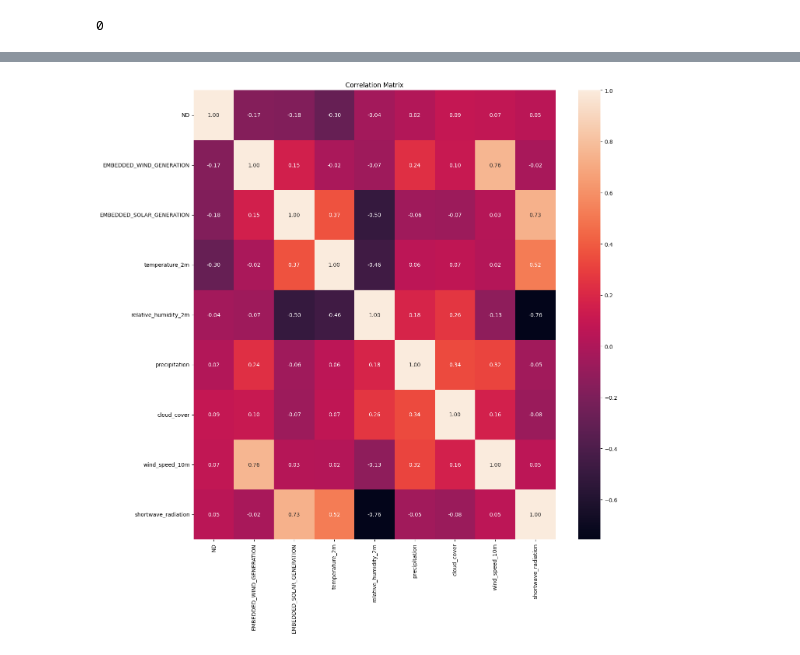
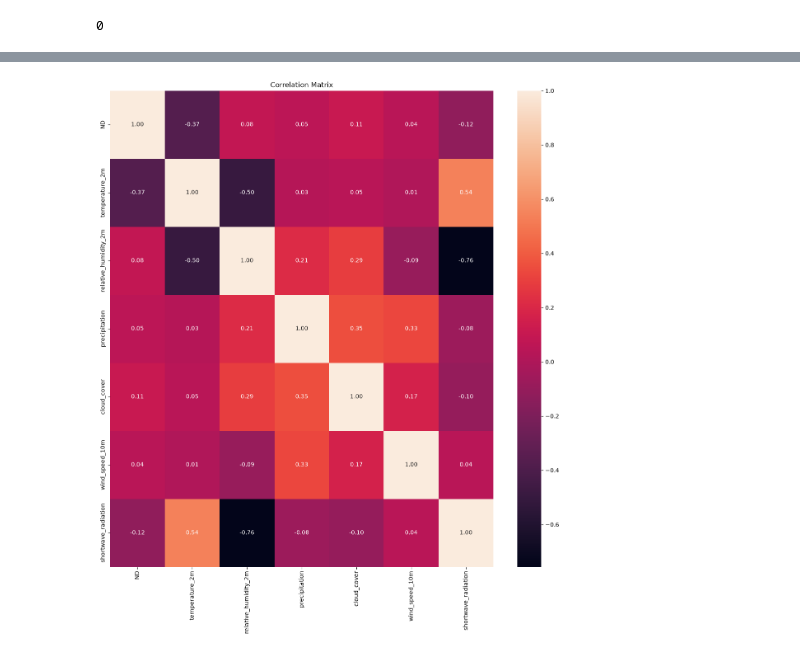
Before and after one commit to kwakye02/gb-demand-forecasting, a Jupyter notebook: notebooks/02_demand_data_eda.ipynb, the cells around one changed output, grey strips where cells are left out. Drawn from its saved outputs; the diff is of its cells as text; code cells hidden in the pictures.

```diff
--- a/notebooks/02_demand_data_eda.ipynb
+++ b/notebooks/02_demand_data_eda.ipynb
@@ -206,19 +48 @@ shortwave_radiation          1
 dtype: int64
-# %%
-#create time features
-# Create time features from UK local time
-df['year'] = df['datetime_local'].dt.year
-df['month'] = df['datetime_local'].dt.month
-df['day_of_week'] = df['datetime_local'].dt.dayofweek
-df['hour'] = df['datetime_local'].dt.hour
-df['minute'] = df['datetime_local'].dt.minute
-df['day_of_year'] = df['datetime_local'].dt.dayofyear
-df['quarter'] = df['datetime_local'].dt.quarter
-df['is_weekend'] = (df['datetime_local'].dt.dayofweek >= 5).astype(int)
-# %%
-#Pull england holidays and add to the dataset
-uk_holidays = holidays.UnitedKingdom(subdiv='ENG',years = range(2009,2026))
-holiday_dates = set(uk_holidays.keys())
-df["is_holiday"] = df["datetime_local"].dt.date.isin(holiday_dates).astype(int)
-
-df["is_holiday"].value_counts()
@@ -230,6 +48,0 @@ Name: count, dtype: int64
-# %%
-#set datetime as index
-df = df.set_index('datetime')
-
-#check missing values in the dataset
-df[df.isna().any(axis=1)]
@@ -240,5 +49,3 @@ df[df.isna().any(axis=1)]
-# %%
-df.dropna(inplace=True)
 # %%
 #check summary statistics of the dataset
 df.describe().round(2)
@@ -481,15 +224,14 @@ plot_demand_vs_weather(df_sample, variable_list)
 # %%
 # check correlation
-col = ['ND', 'EMBEDDED_WIND_GENERATION', 'EMBEDDED_SOLAR_GENERATION',
-     'temperature_2m', 'relative_humidity_2m', 'precipitation', 'cloud_cover',
-     'wind_speed_10m', 'shortwave_radiation']
+col = ['ND','temperature_2m', 'relative_humidity_2m', 'precipitation', 'cloud_cover',
+       'wind_speed_10m', 'shortwave_radiation']
 
 plt.figure(figsize=(15,15))
 sns.heatmap(df[col].corr(),annot=True,fmt=".2f")
 plt.title("Correlation Matrix")
 plt.show()
 # %% [output]
-[figure, old version]
+[figure, new version]
 # %%
 #check relationship between temperature and demand
 temp_bins = pd.cut(df["temperature_2m"],bins=20)
```
Also changed, not shown: parts of 42 cells of this notebook, 48 other files.
